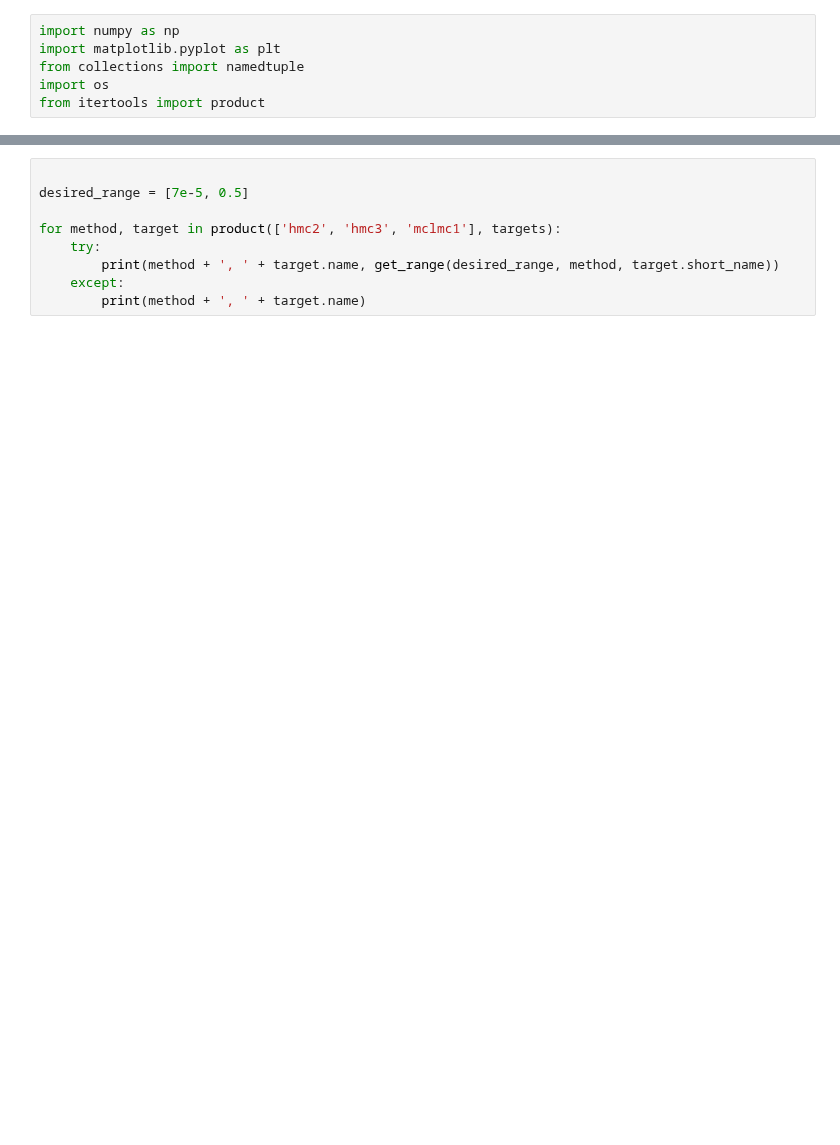
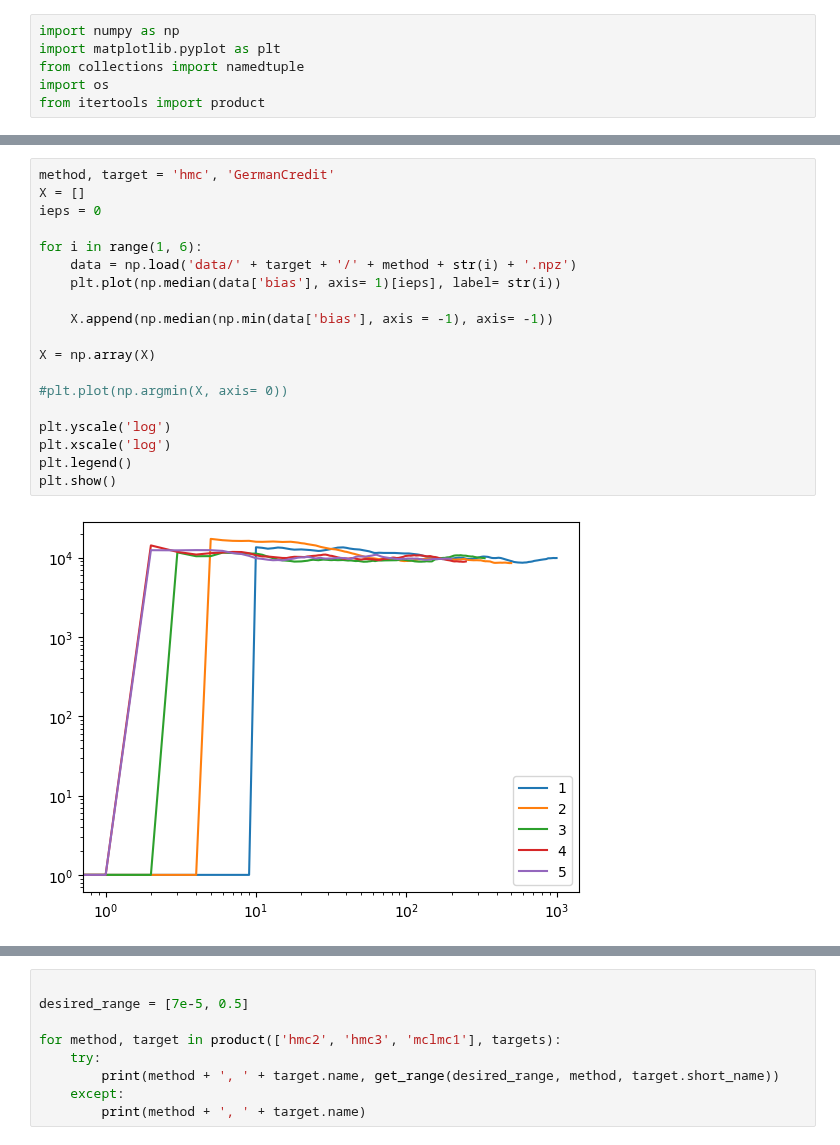
Before and after one commit to JakobRobnik/MicroCanonicalHMC, a Jupyter notebook: bias/main.ipynb, the cells around one changed output, grey strips where cells are left out. Saved outputs shown, nothing was run; the diff lists cells and outputs as text; blank space fills up the shorter version.

```diff
--- a/bias/main.ipynb
+++ b/bias/main.ipynb
@@ -109,0 +110,21 @@ plott('hmc5', 'GermanCredit')
+# %%
+method, target = 'hmc', 'GermanCredit'
+X = []
+ieps = 0
+
+for i in range(1, 6):
+    data = np.load('data/' + target + '/' + method + str(i) + '.npz')
+    plt.plot(np.median(data['bias'], axis= 1)[ieps], label= str(i))
+
+    X.append(np.median(np.min(data['bias'], axis = -1), axis= -1))
+
+X = np.array(X)
+
+#plt.plot(np.argmin(X, axis= 0))
+
+plt.yscale('log')
+plt.xscale('log')
+plt.legend()
+plt.show()
+# %% [output]
+[figure, added]
```
Also changed, not shown: parts of 6 cells of this notebook, 6 other files.
